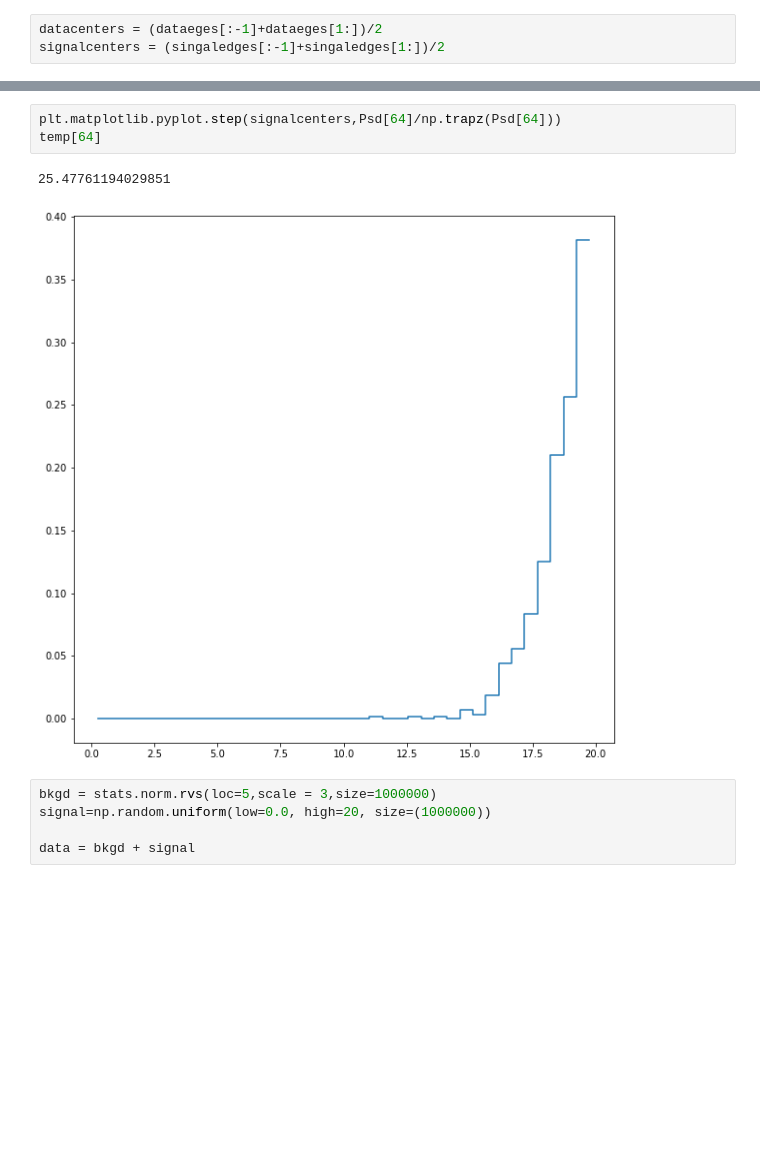
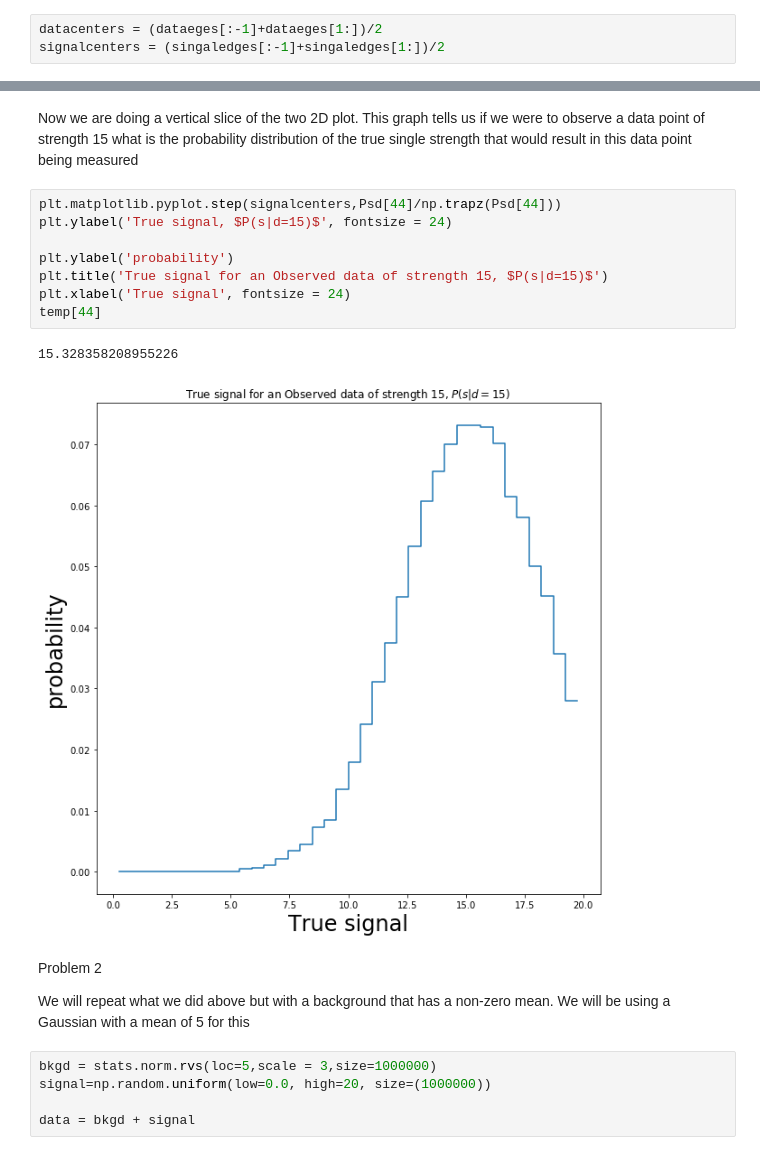
Before and after one commit to GammasBox/phys434Lab, a Jupyter notebook: HW5.ipynb, the cells around one changed output, grey strips where cells are left out. Drawn from its saved outputs; the diff is of its cells as text; blank space fills up the shorter version.

```diff
--- a/HW5.ipynb
+++ b/HW5.ipynb
@@ -54,9 +54,20 @@ Text(0.5, 0, 'Observed data')
-# %%
-plt.matplotlib.pyplot.step(signalcenters,Psd[64]/np.trapz(Psd[64]))
-temp[64]
-# %% [output]
-25.47761194029851
-[figure, removed]
+# %% [markdown]
+Now we are doing a vertical slice of the two 2D plot. This graph tells us if we were to observe a data point of strength 15 what is the probability distribution of the true single strength that would result in this data point being measured
+# %%
+plt.matplotlib.pyplot.step(signalcenters,Psd[44]/np.trapz(Psd[44]))
+plt.ylabel('True signal, $P(s|d=15)$', fontsize = 24)
+
+plt.ylabel('probability')
+plt.title('True signal for an Observed data of strength 15, $P(s|d=15)$')
+plt.xlabel('True signal', fontsize = 24)
+temp[44]
+# %% [output]
+15.328358208955226
+[figure, added]
+# %% [markdown]
+Problem 2
+
+We will repeat what we did above but with a background that has a non-zero mean. We will be using a Gaussian with a mean of 5 for this
 # %%
 bkgd = stats.norm.rvs(loc=5,scale = 3,size=1000000)
 signal=np.random.uniform(low=0.0, high=20, size=(1000000))
```
Also changed, not shown: parts of 11 cells of this notebook, 1 other file.
